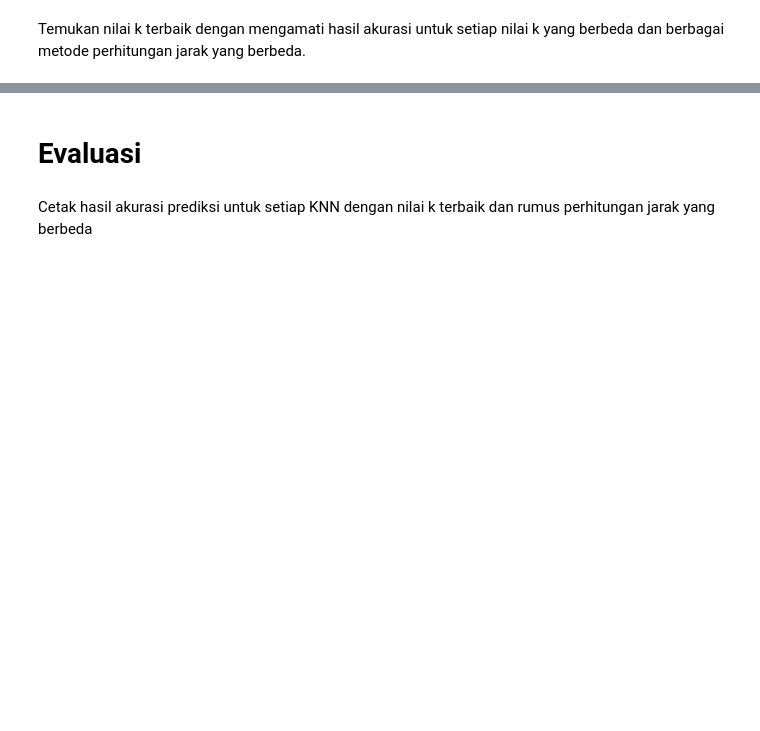
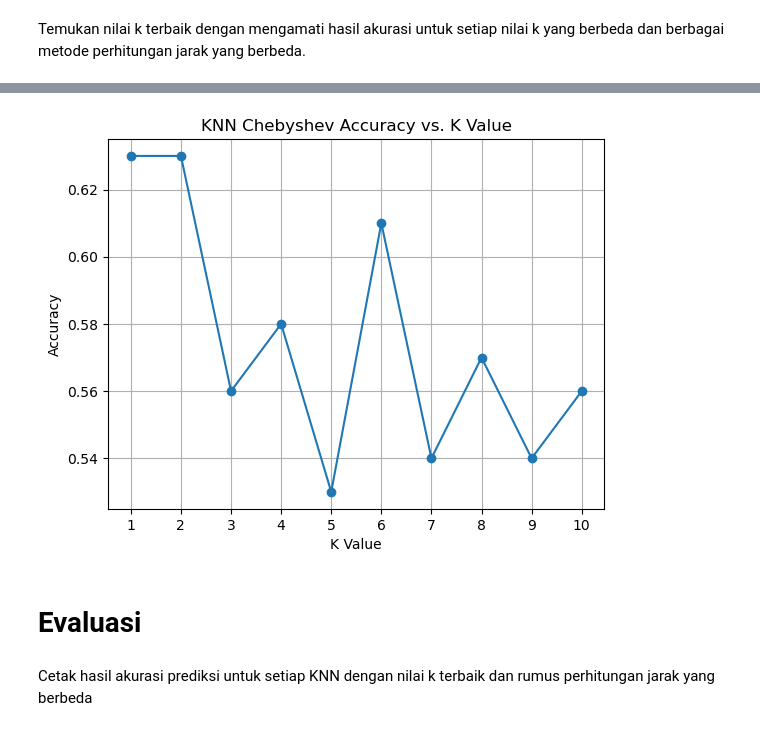
Before and after one commit to rayhanegar/Code-PPM, a Jupyter notebook: UTP_PPM_2024-main/UTP_KNN_225150201111014_RAYHAN EGAR.ipynb, the cells around one changed output, grey strips where cells are left out. Saved outputs shown, nothing was run; the diff lists cells and outputs as text; code cells hidden in the pictures; blank space fills up the shorter version.

```diff
--- a/UTP_PPM_2024-main/UTP_KNN_225150201111014_RAYHAN EGAR.ipynb
+++ b/UTP_PPM_2024-main/UTP_KNN_225150201111014_RAYHAN EGAR.ipynb
@@ -198,3 +328,23 @@ plt.show()
+# %%
+# Find best k for chebyshev KNN
+k_values_chebyshev = []
+accuracies_chebyshev = []
+
+for k in k_range:
+    predictions = knn_multi(train_data, train_label, test_data, k, 'chebyshev')
+    accuracy = accuracy_score(test_label, predictions)
+    k_values_chebyshev.append(k)
+    accuracies_chebyshev.append(accuracy)
+
+plt.plot(k_values_chebyshev, accuracies_chebyshev, marker='o')
+plt.title('KNN Chebyshev Accuracy vs. K Value')
+plt.xlabel('K Value')
+plt.ylabel('Accuracy')
+plt.xticks(k_values)
+plt.grid(True)
+plt.show()
+# %% [output]
+[figure, added]
 # %% [markdown]
 # Evaluasi
 # %% [markdown]
```
Also changed, not shown: parts of 17 cells of this notebook.
